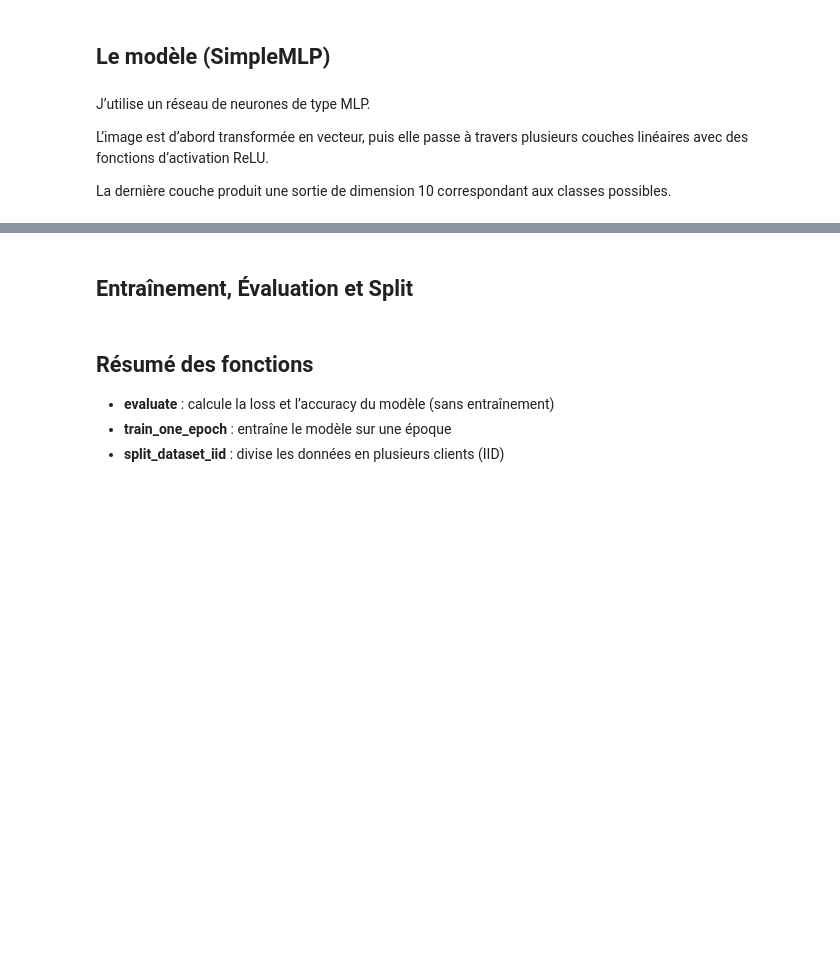
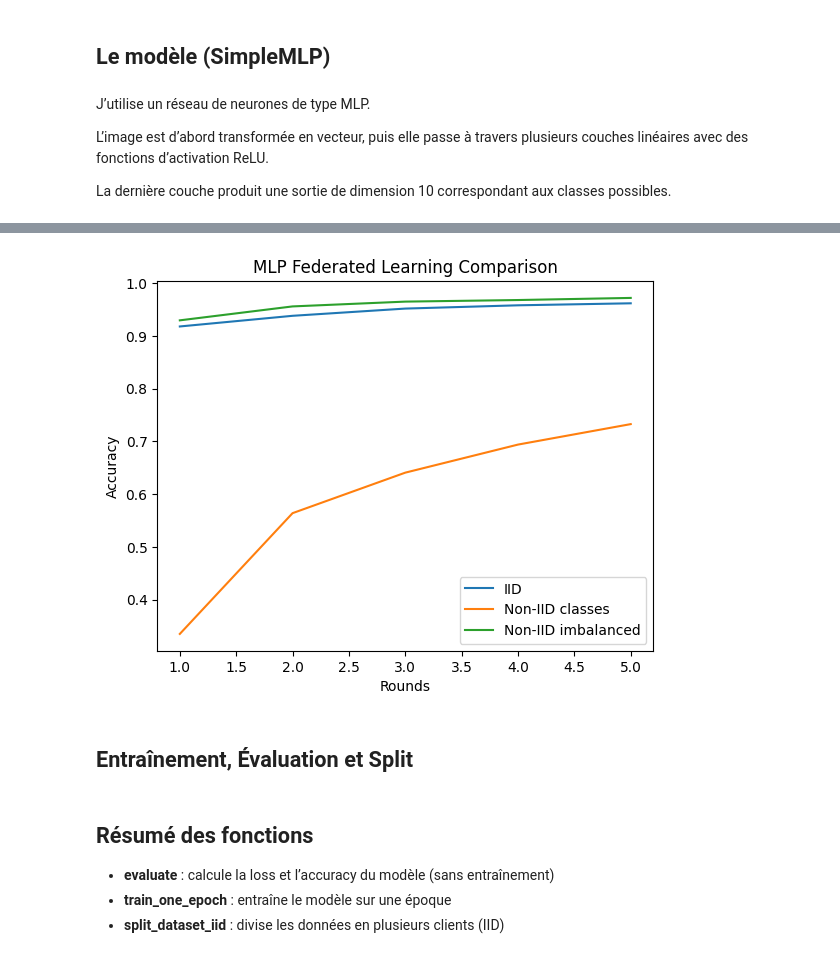
Before and after one commit to Neginow/Federated-Learning-Project, a Jupyter notebook: notebooks/federated_mnist.ipynb, the cells around one changed output, grey strips where cells are left out. Saved outputs shown, nothing was run; the diff lists cells and outputs as text; code cells hidden in the pictures; blank space fills up the shorter version.

```diff
--- a/federated_mnist.ipynb
+++ b/notebooks/federated_mnist.ipynb
@@ -82,0 +131,97 @@ La dernière couche produit une sortie de dimension 10 correspondant aux classes
+# %%
+
+test_loader = DataLoader(test_dataset, batch_size=BATCH_SIZE)
+
+
+# =========================
+# SPLIT IID
+# =========================
+
+client_subsets_iid = split_dataset_iid(train_dataset, NUM_CLIENTS)
+client_loaders_iid = [
+    DataLoader(s, batch_size=BATCH_SIZE, shuffle=True)
+    for s in client_subsets_iid
+]
+
+
+# =========================
+# SPLIT NON-IID CLASSES
+# =========================
+
+def split_noniid_classes(dataset, num_clients=5):
+    targets = np.array(dataset.targets)
+
+    class_splits = np.array_split(np.arange(10), num_clients)
+
+    subsets = []
+    for classes in class_splits:
+        idx = np.where(np.isin(targets, classes))[0]
+        subsets.append(Subset(dataset, idx))
+
+    return subsets
+
+client_subsets_noniid = split_noniid_classes(train_dataset, NUM_CLIENTS)
+client_loaders_noniid = [
+    DataLoader(s, batch_size=BATCH_SIZE, shuffle=True)
+    for s in client_subsets_noniid
+]
+
+
+# =========================
+# SPLIT NON-IID IMBALANCED
+# =========================
+
+client_subsets_imbalanced = split_noniid_imbalanced(train_dataset, NUM_CLIENTS)
+client_loaders_imbalanced = [
+    DataLoader(s, batch_size=BATCH_SIZE, shuffle=True)
+    for s in client_subsets_imbalanced
+]
+
+
+# =========================
+# TEST
+# =========================
+
+print("\n========================")
+print("TESTING MLP")
+print("========================")
+
+# IID
+print("\n===== IID =====")
+mlp_iid_results = run_federated_detailed(client_loaders_iid, rounds=5)
+
+# NON-IID CLASSES
+print("\n===== NON-IID (CLASSES) =====")
+mlp_noniid_results = run_federated_detailed(client_loaders_noniid, rounds=5)
+
+# NON-IID IMBALANCED
+print("\n===== NON-IID (IMBALANCED) =====")
+mlp_imbalanced_results = run_federated_detailed(client_loaders_imbalanced, rounds=5)
+
+
+# =========================
+# SUMMARY
+# =========================
+
+print("\n===== FINAL RESULTS =====")
+print(f"IID final accuracy: {mlp_iid_results[-1]:.4f}")
+print(f"Non-IID classes final accuracy: {mlp_noniid_results[-1]:.4f}")
+print(f"Non-IID imbalanced final accuracy: {mlp_imbalanced_results[-1]:.4f}")
+
+
+# =========================
+# GRAPH
+# =========================
+
+rounds = range(1, len(mlp_iid_results) + 1)
+
+plt.plot(rounds, mlp_iid_results, label="IID")
+plt.plot(rounds, mlp_noniid_results, label="Non-IID classes")
+plt.plot(rounds, mlp_imbalanced_results, label="Non-IID imbalanced")
+
+plt.xlabel("Rounds")
+plt.ylabel("Accuracy")
+plt.title("MLP Federated Learning Comparison")
+plt.legend()
+plt.show()
+# %% [output]
@@ -83,3 +245,4 @@ La dernière couche produit une sortie de dimension 10 correspondant aux classes
+[figure, added]
 # %% [markdown]
 ## Entraînement, Évaluation et Split
 # %%
```
Also changed, not shown: parts of 36 cells of this notebook, 14 other files.
